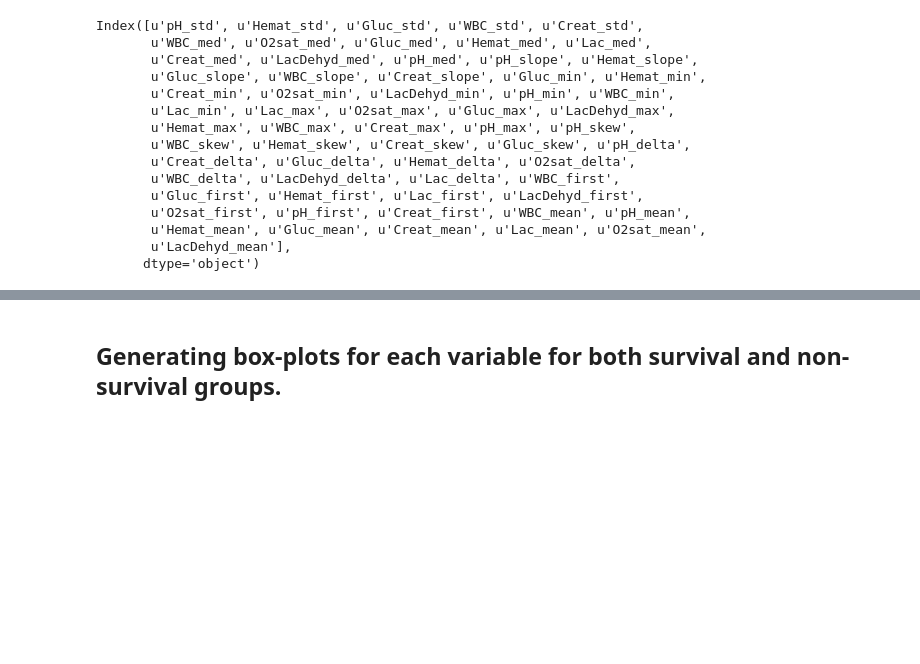
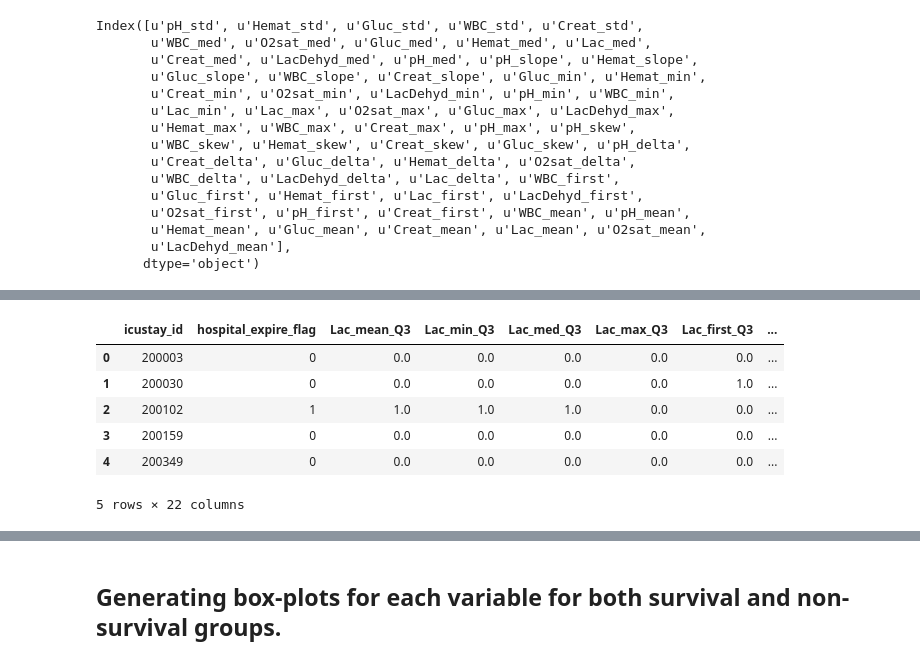
Before and after one commit to RJBeetel3/mimic3_analysis, a Jupyter notebook: LABEVENTS_FIRST24.ipynb, the cells around one changed output, grey strips where cells are left out. Saved outputs shown, nothing was run; the diff lists cells and outputs as text; code cells hidden in the pictures; blank space fills up the shorter version.

```diff
--- a/LABEVENTS_FIRST24.ipynb
+++ b/LABEVENTS_FIRST24.ipynb
@@ -1337,0 +1045,26 @@ data5[cat_vars].plot.hist()
+# %%
+# DIVIDE FEATURES FROM TARGETS
+
+X_continuous = boxcox_dummies[boxcox_dummies.columns[3:]]
+y = boxcox_dummies['hospital_expire_flag']
+display(X_continuous.shape)
+display(y.shape)
+
+# SELECT K BEST FEATURES BASED ON CHI2 SCORES
+selector = SelectKBest(score_func = chi2)
+selector.fit(X_continuous, y)
+'''
+print "p_vals            scores           feature"
+for i in range(len(selector.pvalues_)):
+    print "{}    {}   {}".format(selector.pvalues_[i], selector.scores_[i], X_continuous.columns[i])
+X_new, p_vals = SelectKBest(chi2, k=10).fit_transform(X_continuous, y)
+X_new.shape
+'''
+
+largest = pd.Series(selector.scores_).nlargest(40)
+X_continuous.columns[largest.index]
+
+p_vals = pd.Series(selector.pvalues_, name = 'p_values', index = X_continuous.columns)
+scores = pd.Series(selector.scores_, name = 'scores', index = X_continuous.columns)
+cont_features_df = pd.concat([p_vals, scores], axis = 1)
+cont_features_df.sort_values(by ='scores', ascending = False).head(40)
@@ -1337,0 +1101,22 @@ data5[cat_vars].plot.hist()
+# %%
+largest = pd.Series(selector.scores_).nlargest(20)
+cols = list(X_continuous.columns[largest.index])
+#cols.insert(0, 'hospital_expire_flag')
+#cols.insert(0, 'gender')
+#cols.insert(0, 'icustay_id')
+base = boxcox_dummies[['icustay_id', 'hospital_expire_flag']]
+select_features = boxcox_dummies[cols]
+boxcox_dummies2 = base.merge(select_features, left_index = True,
+                                                     right_index = True, how = 'left', sort = True)
+
+
+
+boxcox_dummies2.head()
+# %% [output]
+|  | icustay_id | hospital_expire_flag | Lac_mean_Q3 | Lac_min_Q3 | Lac_med_Q3 | Lac_max_Q3 | Lac_first_Q3 | ... |
+| 0 | 200003 | 0 | 0.0 | 0.0 | 0.0 | 0.0 | 0.0 | ... |
+| 1 | 200030 | 0 | 0.0 | 0.0 | 0.0 | 0.0 | 1.0 | ... |
+| 2 | 200102 | 1 | 1.0 | 1.0 | 1.0 | 0.0 | 0.0 | ... |
+| 3 | 200159 | 0 | 0.0 | 0.0 | 0.0 | 0.0 | 0.0 | ... |
+| 4 | 200349 | 0 | 0.0 | 0.0 | 0.0 | 0.0 | 0.0 | ... |
+5 rows × 22 columns
```
Also changed, not shown: parts of 76 cells of this notebook.
